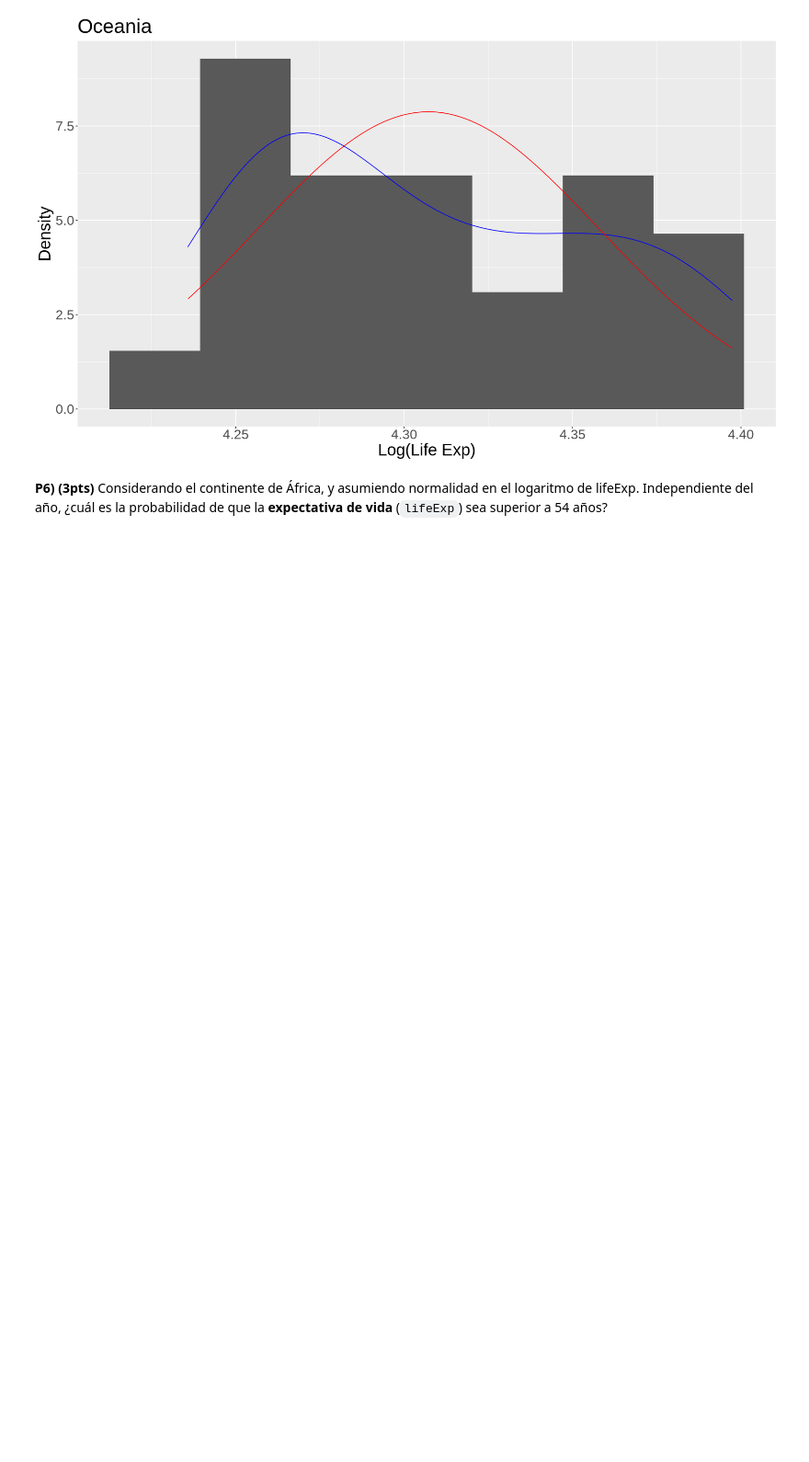
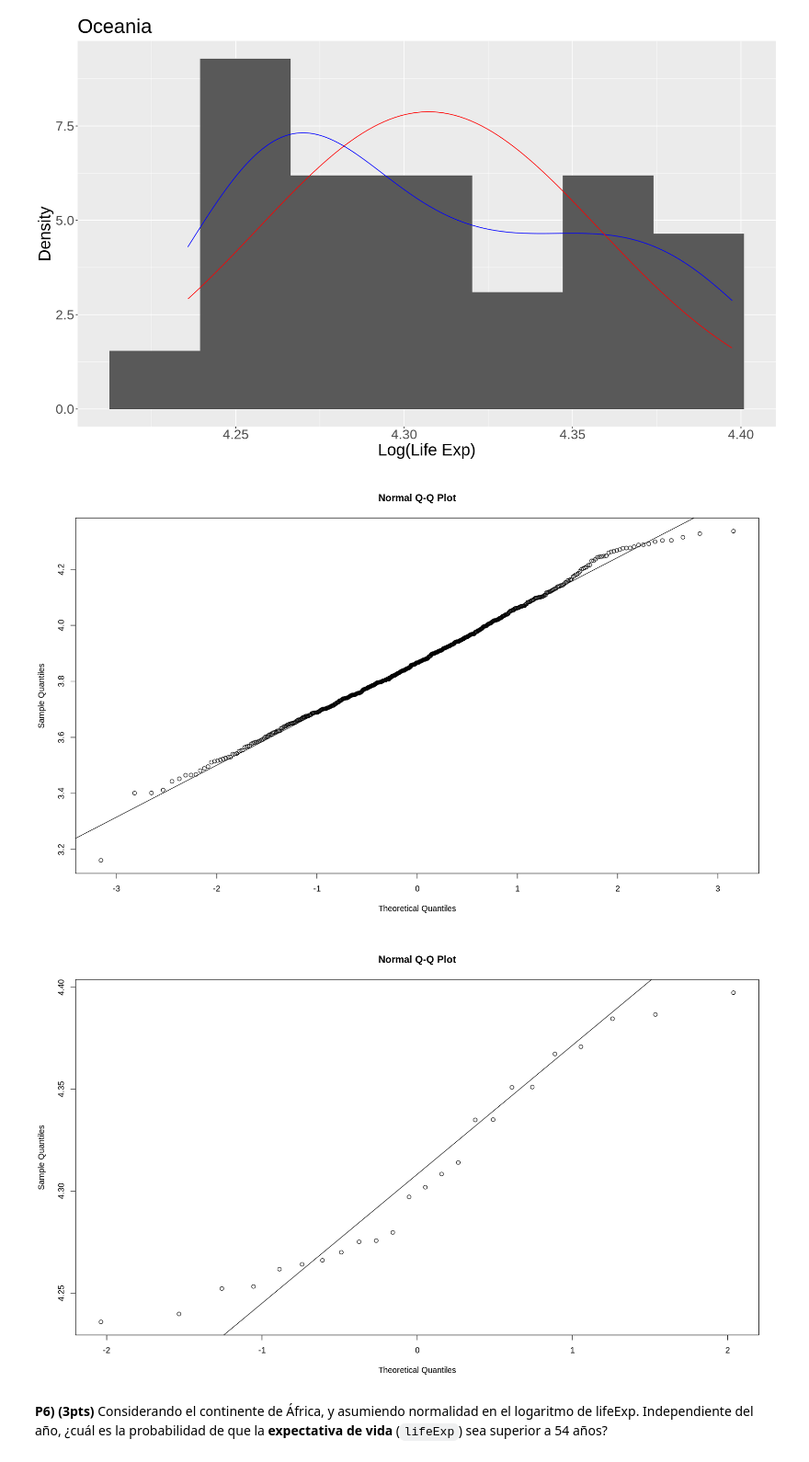
Before and after one commit to HaroldConley/diplomado_BD, a Jupyter notebook: Evaluaciones/C3/Evaluacion_final_v10.ipynb, the cells around one changed output. Shown at 92% size. Cells and saved outputs as stored; diff of their text form; code cells hidden in the pictures; blank space fills up the shorter version.

```diff
--- a/Evaluaciones/C3/Evaluacion_final_v10.ipynb
+++ b/Evaluaciones/C3/Evaluacion_final_v10.ipynb
@@ -262,6 +262,20 @@ gapminder_oceania_life_log %>% dim # 24 datos.
 # %%
 # Pregunta 5.c.- Complemente lo anterior, visualizando los qqplots para el logarimo de lifeExp.
 # Considere la utilización de las funciones qqnorm() y qqline() para el contraste contra una distribución normal.
+
+# AFRICA
+gapminder_africa_life_log$log_lifeExp %>% qqnorm()
+gapminder_africa_life_log$log_lifeExp %>% qqline()
+
+# OCEANIA
+gapminder_oceania_life_log$log_lifeExp %>% qqnorm()
+gapminder_oceania_life_log$log_lifeExp %>% qqline()
+
+# Respuesta: Se confirma que los datos de Africa están muy cercanos a una distribución normal, mientras que en el caso de
+#            Oceania la escasez de datos no permite asegurarlo fuertemente.
+# %% [output]
+[figure, added]
+[figure, added]
 # %% [markdown]
 **P6) (3pts)** Considerando el continente de África, y asumiendo normalidad en el logaritmo de lifeExp. Independiente del año, ¿cuál es la probabilidad de que la **expectativa de vida** (`lifeExp`) sea superior a 54 años?
 # %%
```
Also changed, not shown: parts of 1 cell of this notebook.
